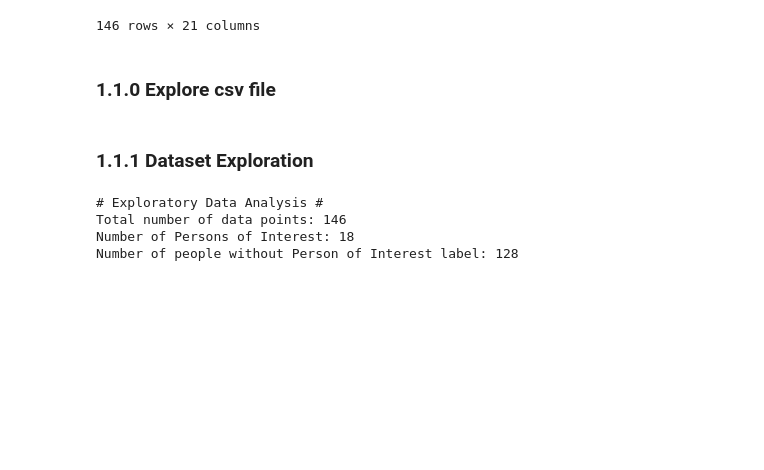
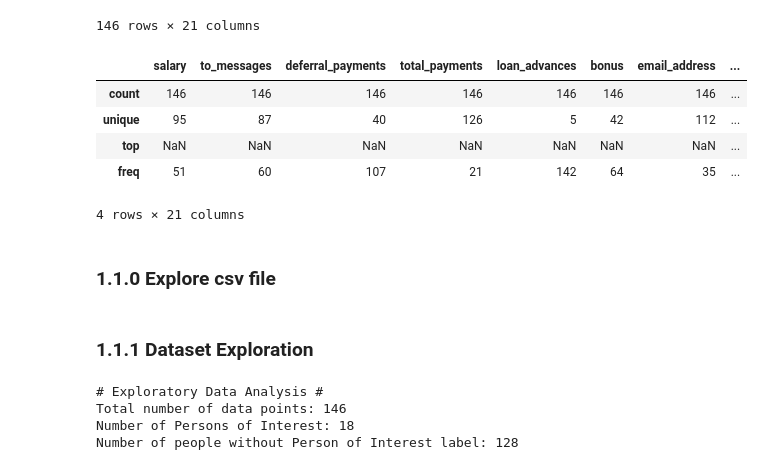
Before and after one commit to 13w13/U3-A-ML-to-Identify-Fraud-in-the-Enron-Corpus, a Jupyter notebook: final_project/poi_id_notebook_impute_na.ipynb, the cells around one changed output. Saved outputs shown, nothing was run; the diff lists cells and outputs as text; code cells hidden in the pictures; blank space fills up the shorter version.

```diff
--- a/final_project/poi_id_notebook_impute_na.ipynb
+++ b/final_project/poi_id_notebook_impute_na.ipynb
@@ -86,6 +86,15 @@ df.T
 | DONAHUE JR JEFFREY M | 278601 | 865 | NaN | 875760 | NaN | 800000 | jeff.donahue@enron.com | ... |
 | GLISAN JR BEN F | 274975 | 873 | NaN | 1272284 | NaN | 600000 | ben.glisan@enron.com | ... |
 146 rows × 21 columns
+# %%
+df.T.describe()
+# %% [output]
+|  | salary | to_messages | deferral_payments | total_payments | loan_advances | bonus | email_address | ... |
+| count | 146 | 146 | 146 | 146 | 146 | 146 | 146 | ... |
+| unique | 95 | 87 | 40 | 126 | 5 | 42 | 112 | ... |
+| top | NaN | NaN | NaN | NaN | NaN | NaN | NaN | ... |
+| freq | 51 | 60 | 107 | 21 | 142 | 64 | 35 | ... |
+4 rows × 21 columns
 # %% [markdown]
 ### 1.1.0 Explore csv file
 # %%
```
Also changed, not shown: parts of 31 cells of this notebook.
